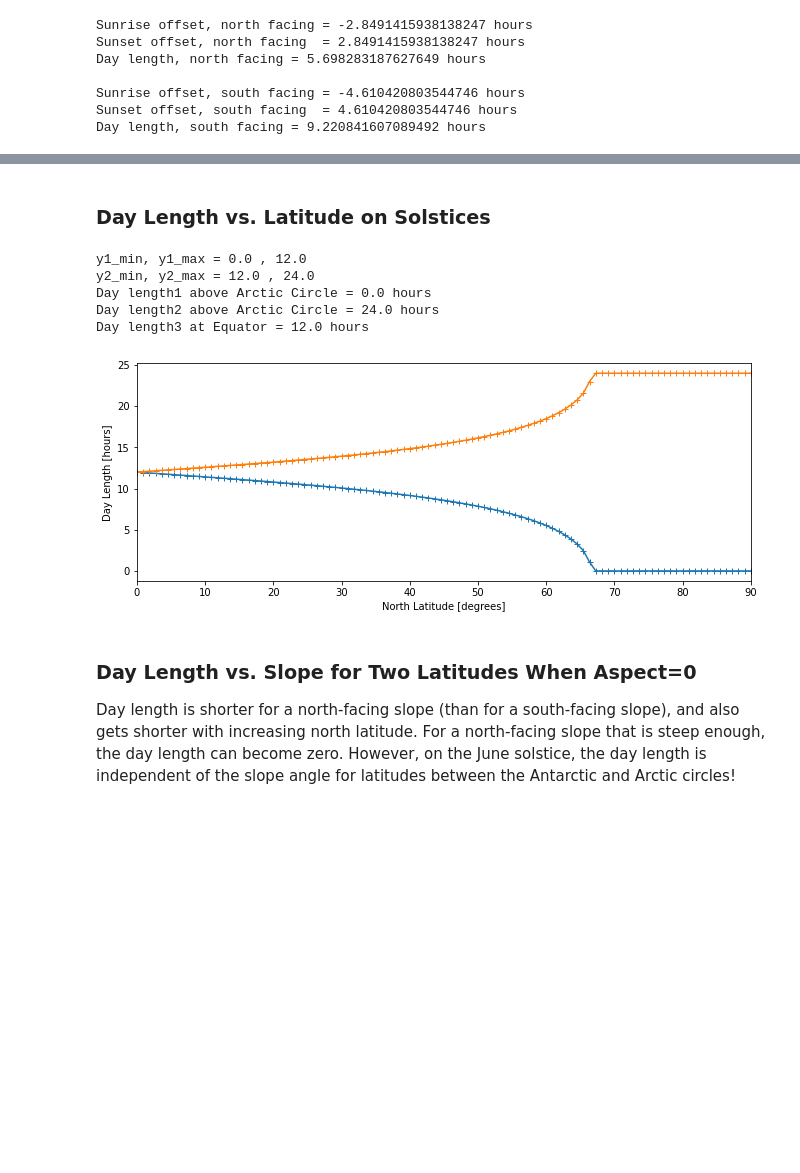
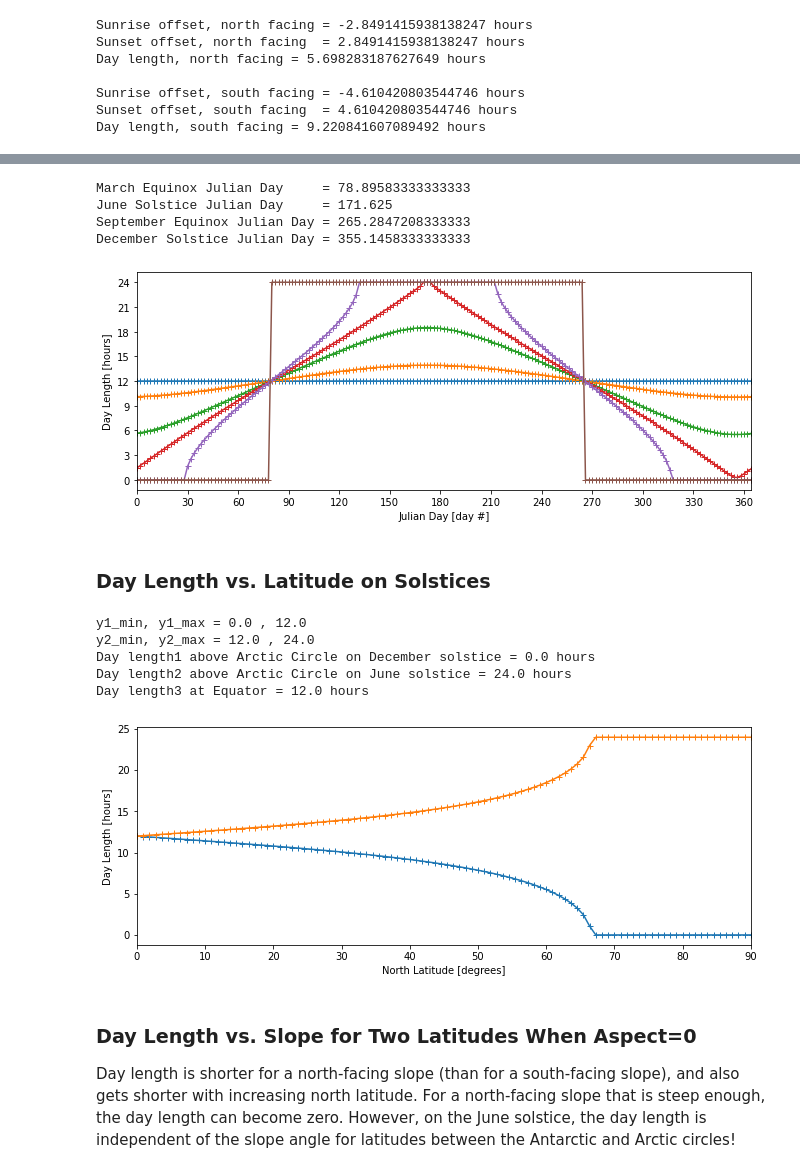
Before and after one commit to peckhams/topoflow36, a Jupyter notebook: notebooks/TopoFlow_Solar_Radiation_Demo.ipynb, the cells around one changed output, grey strips where cells are left out. Drawn from its saved outputs; the diff is of its cells as text; code cells hidden in the pictures; blank space fills up the shorter version.

```diff
--- a/notebooks/TopoFlow_Solar_Radiation_Demo.ipynb
+++ b/notebooks/TopoFlow_Solar_Radiation_Demo.ipynb
@@ -445,3 +492,40 @@ Day length, south facing = 9.220841607089492 hours
+# %%
+Julian_days = 2 * np.arange(183)
+lat_deg   = 0.0  # at the equator
+alpha_rad = 0.0
+beta_rad  = 0.0
+
+x = Julian_days
+xticks = 30 * np.arange(13)
+y1 = solar.Day_Length_Slope( lat_deg, Julian_days, alpha_rad, beta_rad )
+y2 = solar.Day_Length_Slope( 30.0, Julian_days, alpha_rad, beta_rad )
+y3 = solar.Day_Length_Slope( 60.0, Julian_days, alpha_rad, beta_rad )
+y4 = solar.Day_Length_Slope( 66.56, Julian_days, alpha_rad, beta_rad )
+y5 = solar.Day_Length_Slope( 72.0, Julian_days, alpha_rad, beta_rad )
+y6 = solar.Day_Length_Slope( 89.9, Julian_days, alpha_rad, beta_rad )
+yticks = 3*np.arange(9)
+
+JD1 = March_Equinox_Julian_Day_2023()
+JD2 = June_Solstice_Julian_Day_2023()
+JD3 = September_Equinox_Julian_Day_2023()
+JD4 = December_Solstice_Julian_Day_2023()
+print('March Equinox Julian Day     =', JD1)
+print('June Solstice Julian Day     =', JD2)
+print('September Equinox Julian Day =', JD3)
+print('December Solstice Julian Day =', JD4)
+
+tfvis.plot_data( x, y1, y2=y2, y3=y3, y4=y4, y5=y5, y6=y6,
+                 xmin=x.min(), xmax=x.max(),
+                 x_name='Julian Day', x_units='day #',
+                 y_name='Day Length', y_units='hours',
+                 marker='+', x_size=11, y_size=4,
+                 xticks=xticks, yticks=yticks)
+# %% [output]
+March Equinox Julian Day     = 78.89583333333333
+June Solstice Julian Day     = 171.625
+September Equinox Julian Day = 265.2847208333333
+December Solstice Julian Day = 355.1458333333333
+[figure, added]
 # %% [markdown]
 ### Day Length vs. Latitude on Solstices  <a id="day_length_lat"></a>
 # %%
@@ -463,9 +547,9 @@ ac_lat_deg = Arctic_Circle_Latitude()
 ac_lat_deg = 66.6
 
 dl1 = solar.Day_Length_Slope( ac_lat_deg, Julian_day1, alpha_rad, beta_rad )
-print('Day length1 above Arctic Circle =', dl1, 'hours')
+print('Day length1 above Arctic Circle on December solstice =', dl1, 'hours')
 dl2 = solar.Day_Length_Slope( ac_lat_deg, Julian_day2, alpha_rad, beta_rad )
-print('Day length2 above Arctic Circle =', dl2, 'hours')
+print('Day length2 above Arctic Circle on June solstice =', dl2, 'hours')
 dl3 = solar.Day_Length_Slope( 0.0, Julian_day1, alpha_rad, beta_rad )
 print('Day length3 at Equator =', dl3, 'hours')
 
@@ -476,8 +560,8 @@ tfvis.plot_data( x, y1, y2=y2, xmin=x.min(), xmax=x.max(),
 # %% [output]
 y1_min, y1_max = 0.0 , 12.0
 y2_min, y2_max = 12.0 , 24.0
-Day length1 above Arctic Circle = 0.0 hours
-Day length2 above Arctic Circle = 24.0 hours
+Day length1 above Arctic Circle on December solstice = 0.0 hours
+Day length2 above Arctic Circle on June solstice = 24.0 hours
 Day length3 at Equator = 12.0 hours
 [figure]
 # %% [markdown]
```
Also changed, not shown: parts of 9 cells of this notebook.
